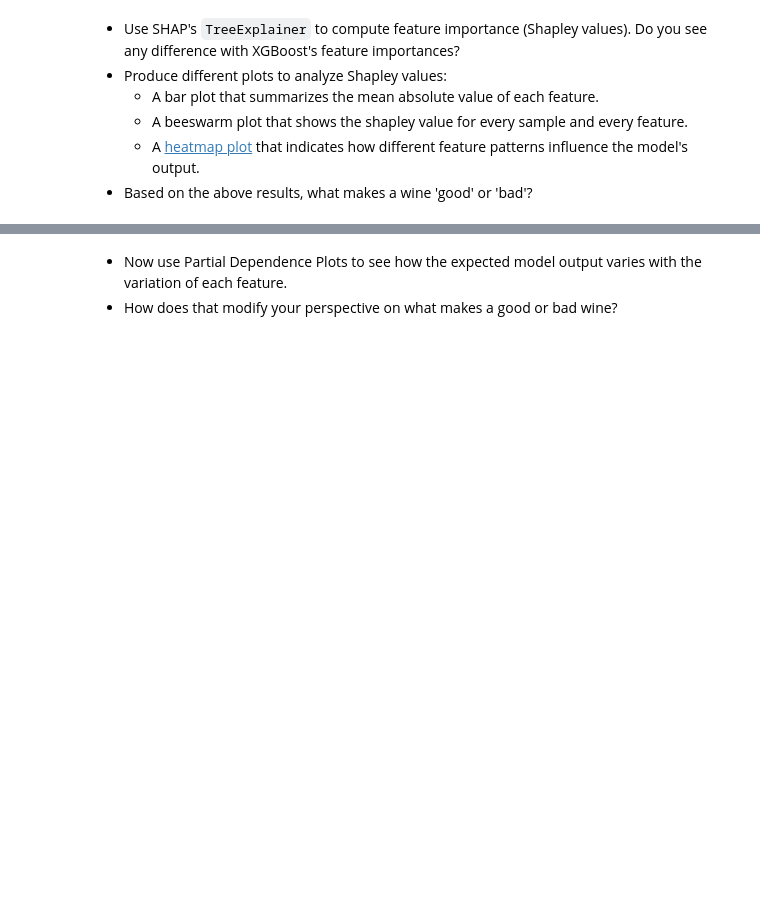
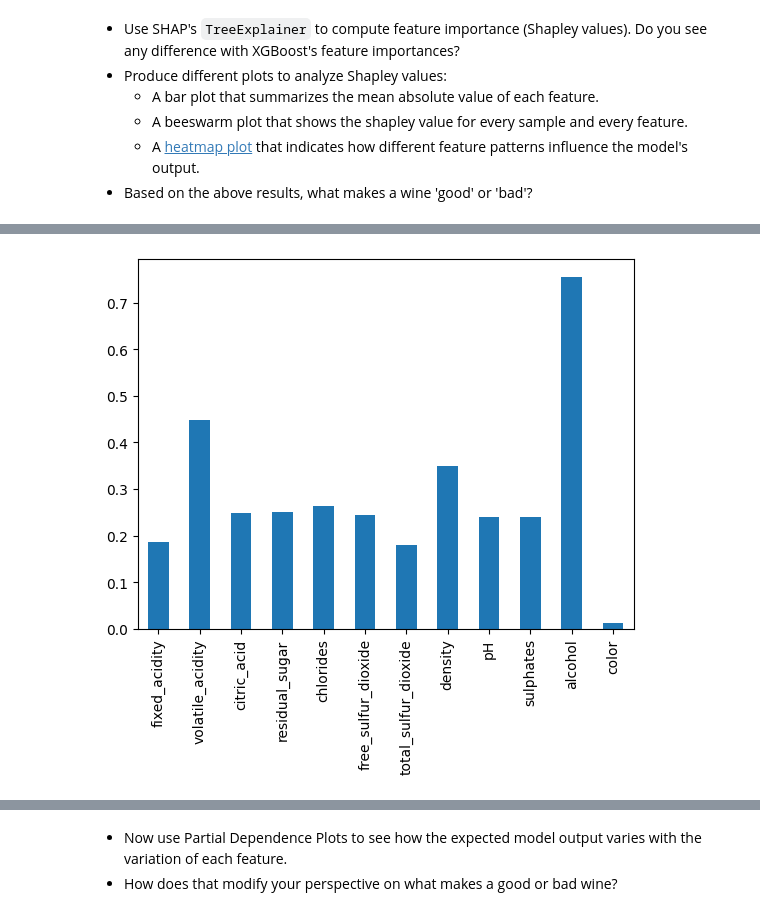
Before and after one commit to hei-isc-ml-stud/w4-isc-ml-Eteroclia, a Jupyter notebook: week4-assignment.ipynb, the cells around one changed output, grey strips where cells are left out. Cells and saved outputs as stored; diff of their text form; code cells hidden in the pictures; blank space fills up the shorter version.

```diff
--- a/week4-assignment.ipynb
+++ b/week4-assignment.ipynb
@@ -706,0 +758,4 @@ shap.plots.beeswarm(shap_values,max_display=20)
+# %%
+treeEx=TreeExplainer(grid_search_3.best_estimator_,transformed_df)
+shap_vals=treeEx.shap_values(transformed_df_test)
+print(shap_vals)
@@ -706,0 +781,7 @@ shap.plots.beeswarm(shap_values,max_display=20)
+# %%
+shap_vals_df=pd.DataFrame(shap_vals,columns=list(transformed_df_test))
+shap_vals_df_mav=shap_vals_df.abs().mean()
+shap_vals_df_mav.plot.bar()
+plt.show()
+# %% [output]
+[figure, added]
```
Also changed, not shown: parts of 51 cells of this notebook.
